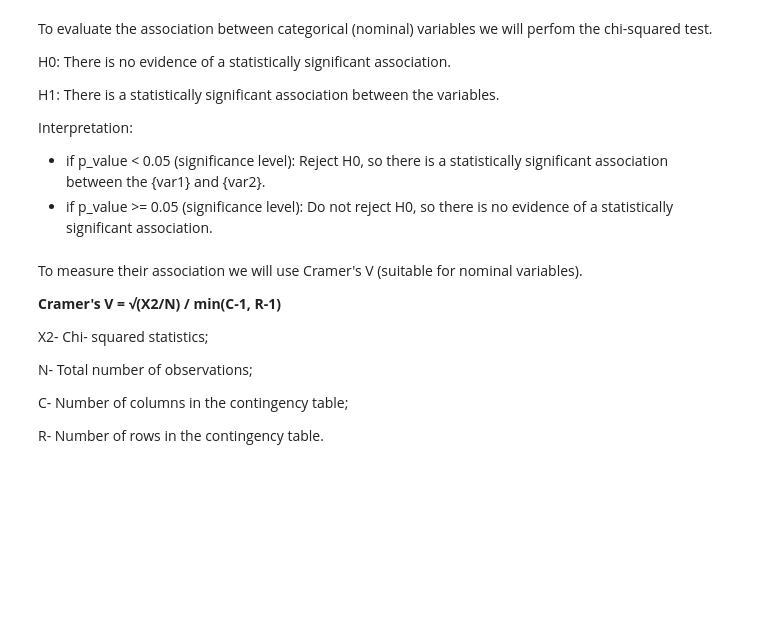
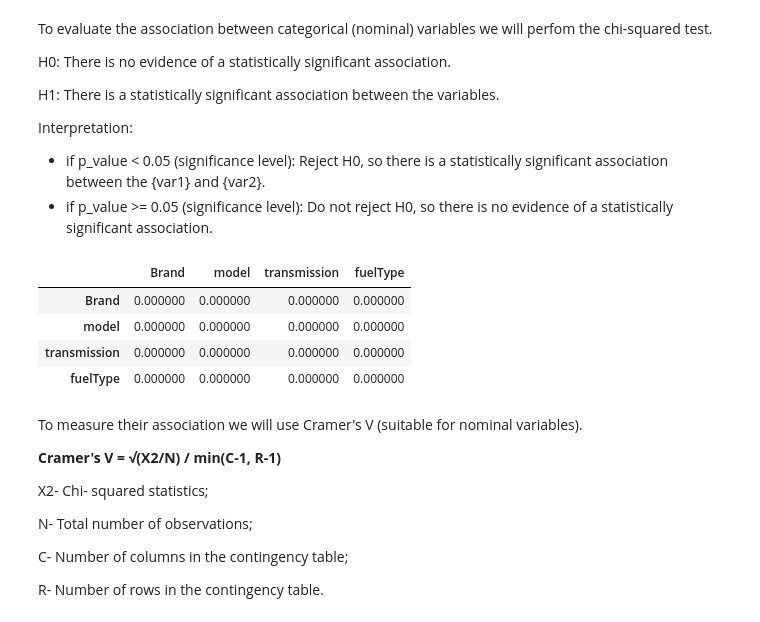
Before and after one commit to barbara-sousa-franco/Machine-Learning-Project, a Jupyter notebook: Deliverable 1.ipynb, the cells around one changed output. Saved outputs shown, nothing was run; the diff lists cells and outputs as text; code cells hidden in the pictures; blank space fills up the shorter version.

```diff
--- a/Deliverable 1.ipynb
+++ b/Deliverable 1.ipynb
@@ -137,31 +214,37 @@ Interpretation:
 # %%
 association_results = pd.DataFrame(columns=categorical_features, index=categorical_features)
 
 def color_pvalues(val):
 
     #Apllies color coding to p-values.
     #Green: p-values < 0.05 (significant association).
     #Red: p-values >= 0.05 (no significant association).
 
     if val < 0.05:
         return 'background-color: lightgreen; color:black; border: 1px solid black;'
     else:
         return 'background-color: lightcoral; color:black; border: 1px solid black;'
 
 for var1 in categorical_features:
     for var2 in categorical_features:
         #Chi-square test between {var1} and {var2}
 
         contingency_table = pd.crosstab(df_train[var1], df_train[var2]) # Create the contingency table
         result = chi2_contingency(contingency_table) # Perform the Chi-square test
                                                     #Chi-square Statistic: result[0]
                                                     #p-value: result[1]
                                                     #Degrees of Freedom: result[2]
                                                     #Expected Frequencies: result[3]
         association_results.loc[var1, var2] = result[1]
 
-association_results= association_results.style.applymap(color_pvalues)
+association_results= association_results.style.map(color_pvalues)
 display(association_results)
+# %% [output]
+|  | Brand | model | transmission | fuelType |
+| Brand | 0.000000 | 0.000000 | 0.000000 | 0.000000 |
+| model | 0.000000 | 0.000000 | 0.000000 | 0.000000 |
+| transmission | 0.000000 | 0.000000 | 0.000000 | 0.000000 |
+| fuelType | 0.000000 | 0.000000 | 0.000000 | 0.000000 |
 # %% [markdown]
 To measure their association we will use Cramer's V (suitable for nominal variables).
 
```
Also changed, not shown: parts of 56 cells of this notebook.
